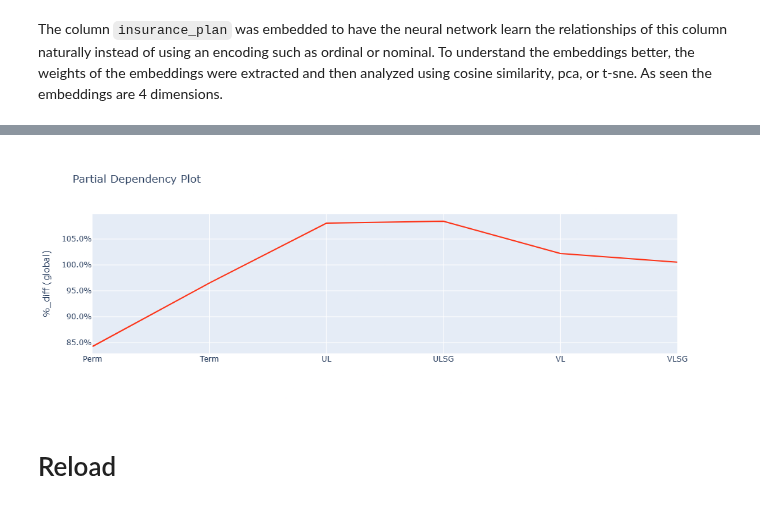
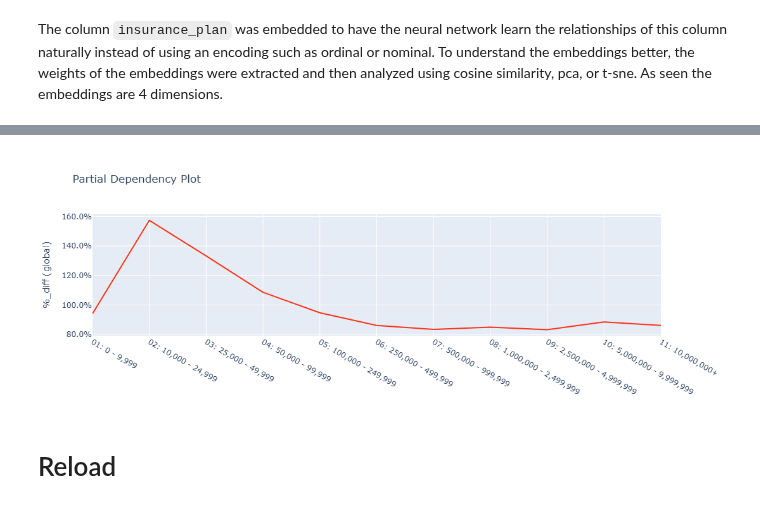
Before and after one commit to jkoestner/morai, a Jupyter notebook: notebooks/06.3.neural.ipynb, the cells around one changed output, grey strips where cells are left out. Saved outputs shown, nothing was run; the diff lists cells and outputs as text; code cells hidden in the pictures.

```diff
--- a/notebooks/06.3.neural.ipynb
+++ b/notebooks/06.3.neural.ipynb
@@ -134,8 +134,8 @@ feature_dict = {
     "target": ["qx_raw"],
     "weight": ["amount_exposed"],
     "passthrough": [
-        "insurance_plan",
         "duration",
+        "face_amount_band",
     ],
     "ordinal": [
         "sex",
@@ -144,8 +144,8 @@ feature_dict = {
     ],
     "nominal": [],
     "ohe": [
-        "binned_face",
         "class_enh",
+        "insurance_plan",
     ],
     "spline": {
         "attained_age": {"n_knots": 8, "degree": 3, "knots": "quantile"},
@@ -213,7 +213,7 @@ The model is set up with the following. It was chosen to use a wide and deep pat
 model = neural.Neural(
     task="poisson",
     embedding_cols=[
-        "insurance_plan",
+        "face_amount_band",
     ],
 )
 # %% [output]
@@ -392,0 +361,18 @@ charters.pdp(
+# %%
+md_encoded["attained_age"] = model_data["attained_age"]
+md_encoded["class_enh"] = model_data["class_enh"]
+md_encoded["death_count"] = model_data["death_count"]
+
+charters.pdp(
+    model=model,
+    df=md_encoded(md_encoded["class_enh"].isin(["2_1", "2_2"]))
+    & (md_encoded["insurance_plan_UL"] == 1),
+    x_axis="attained_age",
+    line_color="class_enh",
+    weight="amount_exposed",
+    mapping=mapping,
+    spline_dict=spline_dict,
+    secondary="death_count",
+    center="per_x",
+    display=True,
+)
@@ -464,7 +460,7 @@ model.embedding_plot_2d("insurance_plan", method="pca")
 charters.pdp(
     model=model,
     df=md_encoded[((md_encoded["duration"] <= 30))],
-    x_axis="insurance_plan",
+    x_axis="face_amount_band",
     weight="amount_exposed",
     mapping=mapping,
     display=True,
@@ -477,4 +473,4 @@ charters.pdp(
-[figure, old version]
+[figure, new version]
 # %% [markdown]
 # Reload
 # %%
```
Also changed, not shown: parts of 23 cells of this notebook.
